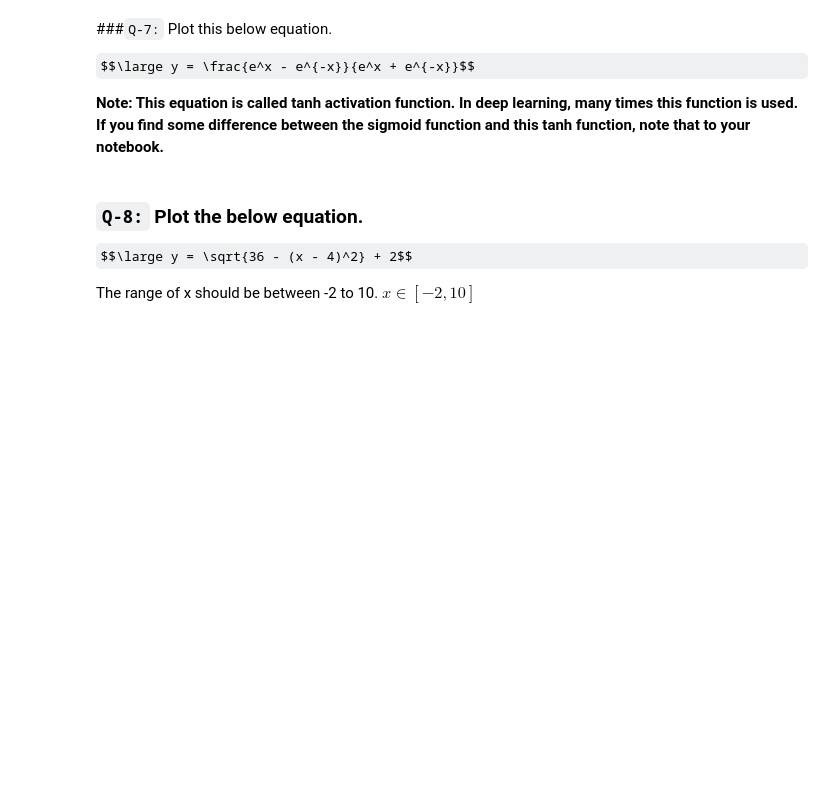
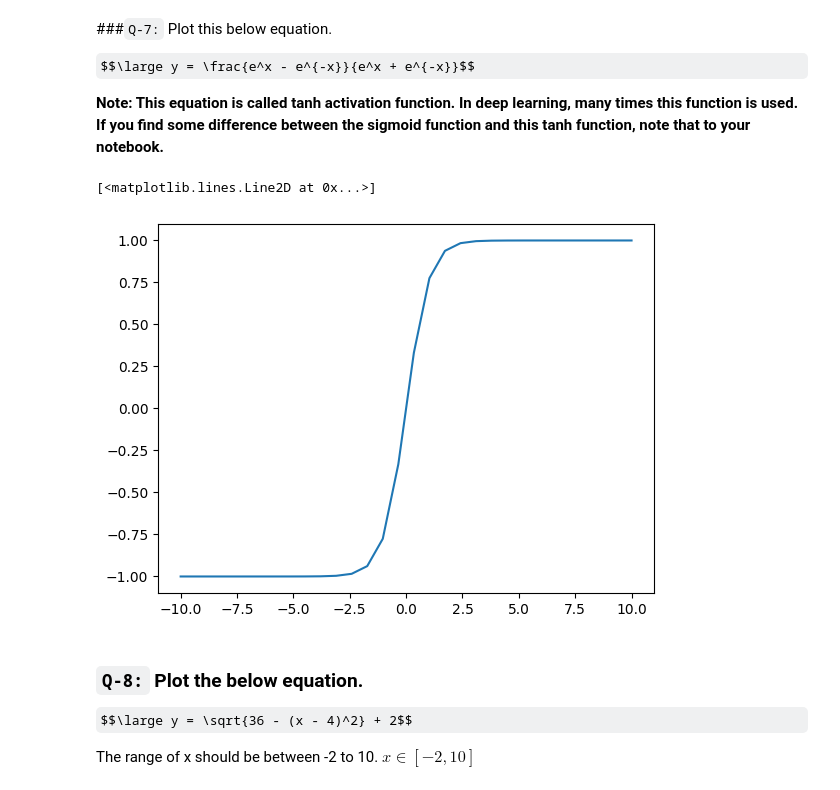
Before and after one commit to MaheepSeharawat/practice_for_data_science, a Jupyter notebook: session_14_task.ipynb, the cells around one changed output. Drawn from its saved outputs; the diff is of its cells as text; code cells hidden in the pictures; some formulas as TeX source; blank space fills up the shorter version.

```diff
--- a/session_14_task.ipynb
+++ b/session_14_task.ipynb
@@ -88,3 +158,15 @@ $$\large y = \frac{e^x - e^{-x}}{e^x + e^{-x}}$$
+# %%
+# code here
+import matplotlib.pyplot as plt
+
+x=np.linspace(-10,10,30)
+x1=np.exp(x)+np.exp(-x)
+x2=np.exp(x)-np.exp(-x)
+y=x2/x1
+plt.plot(x,y)
+# %% [output]
+[<matplotlib.lines.Line2D at 0x...>]
+[figure, added]
 # %% [markdown]
 ### `Q-8:` Plot the below equation.
 
```
Also changed, not shown: parts of 18 cells of this notebook.
